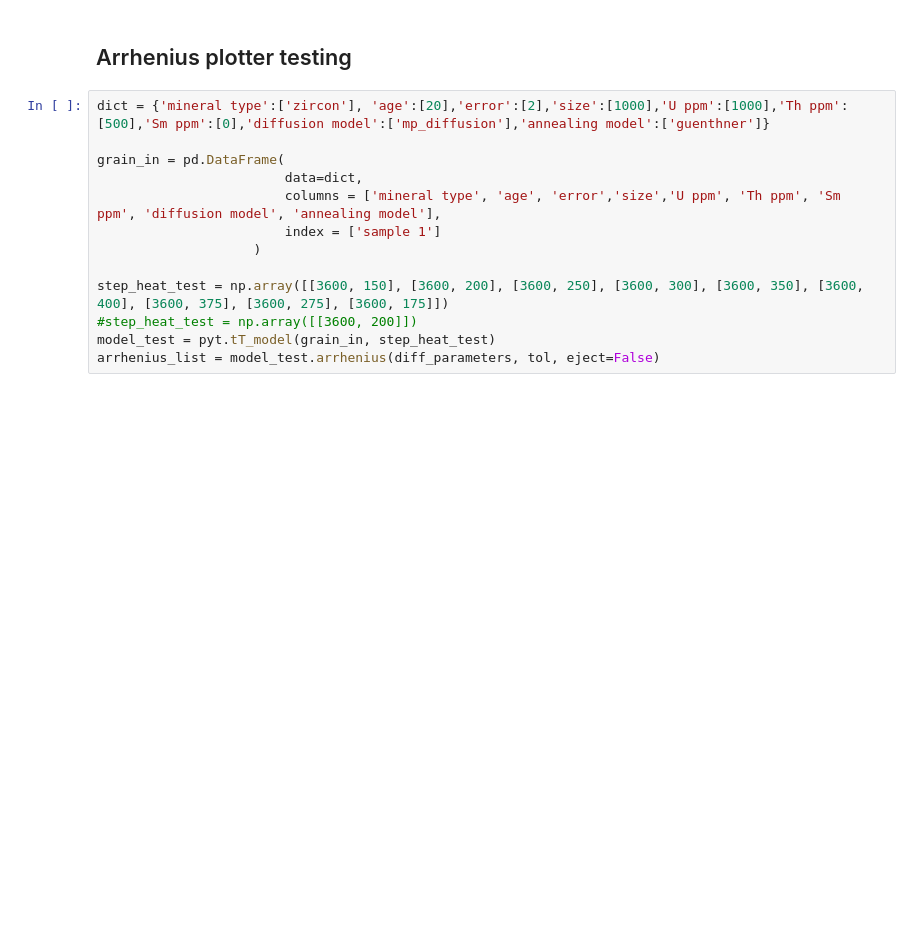
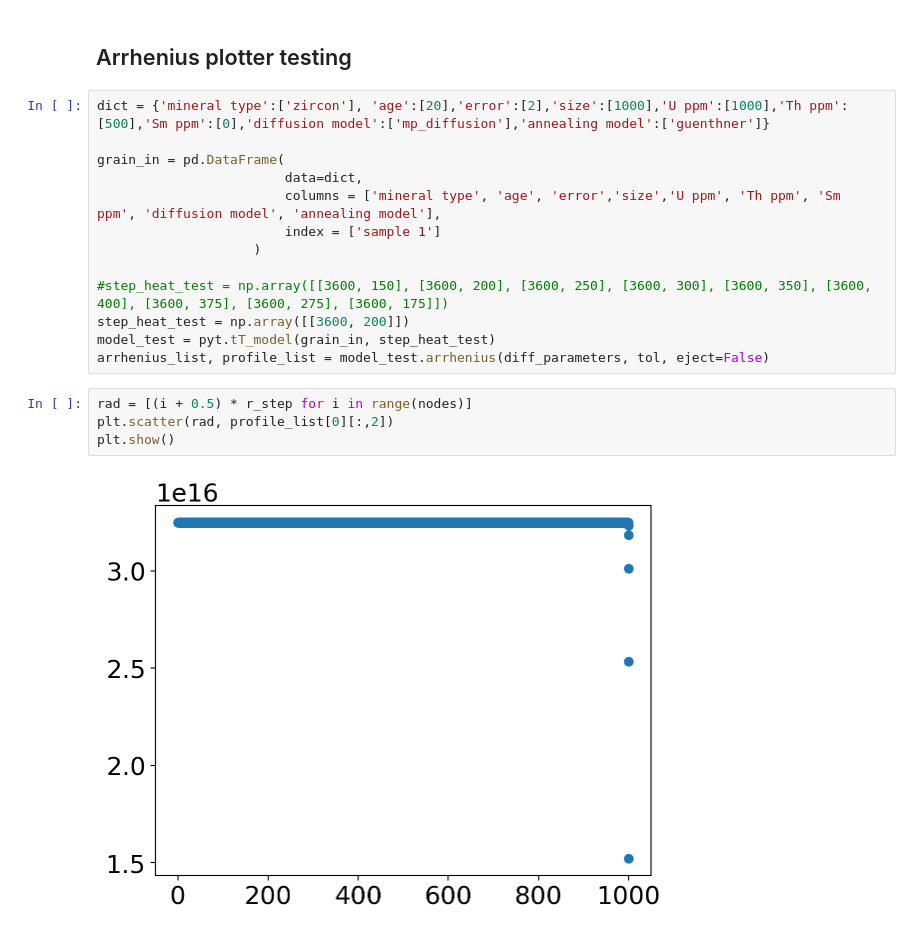
Before and after one commit to OpenThermochronology/PyThermo, a Jupyter notebook: sandbox/sandbox.ipynb, the cells around one changed output. Drawn from its saved outputs; the diff is of its cells as text; blank space fills up the shorter version.

```diff
--- a/sandbox/sandbox.ipynb
+++ b/sandbox/sandbox.ipynb
@@ -209,10 +209,16 @@ grain_in = pd.DataFrame(
                         index = ['sample 1']
                     )
 
-step_heat_test = np.array([[3600, 150], [3600, 200], [3600, 250], [3600, 300], [3600, 350], [3600, 400], [3600, 375], [3600, 275], [3600, 175]])
-#step_heat_test = np.array([[3600, 200]])
+#step_heat_test = np.array([[3600, 150], [3600, 200], [3600, 250], [3600, 300], [3600, 350], [3600, 400], [3600, 375], [3600, 275], [3600, 175]])
+step_heat_test = np.array([[3600, 200]])
 model_test = pyt.tT_model(grain_in, step_heat_test)
-arrhenius_list = model_test.arrhenius(diff_parameters, tol, eject=False)
+arrhenius_list, profile_list = model_test.arrhenius(diff_parameters, tol, eject=False)
+# %%
+rad = [(i + 0.5) * r_step for i in range(nodes)]
+plt.scatter(rad, profile_list[0][:,2])
+plt.show()
+# %% [output]
+[figure, added]
 # %%
 plt.figure(figsize = (6,4))
 plt.xlabel(r'$10^{4}$/T ($K^{-1}$)')
```
Also changed, not shown: parts of 1 cell of this notebook, 1 other file.
